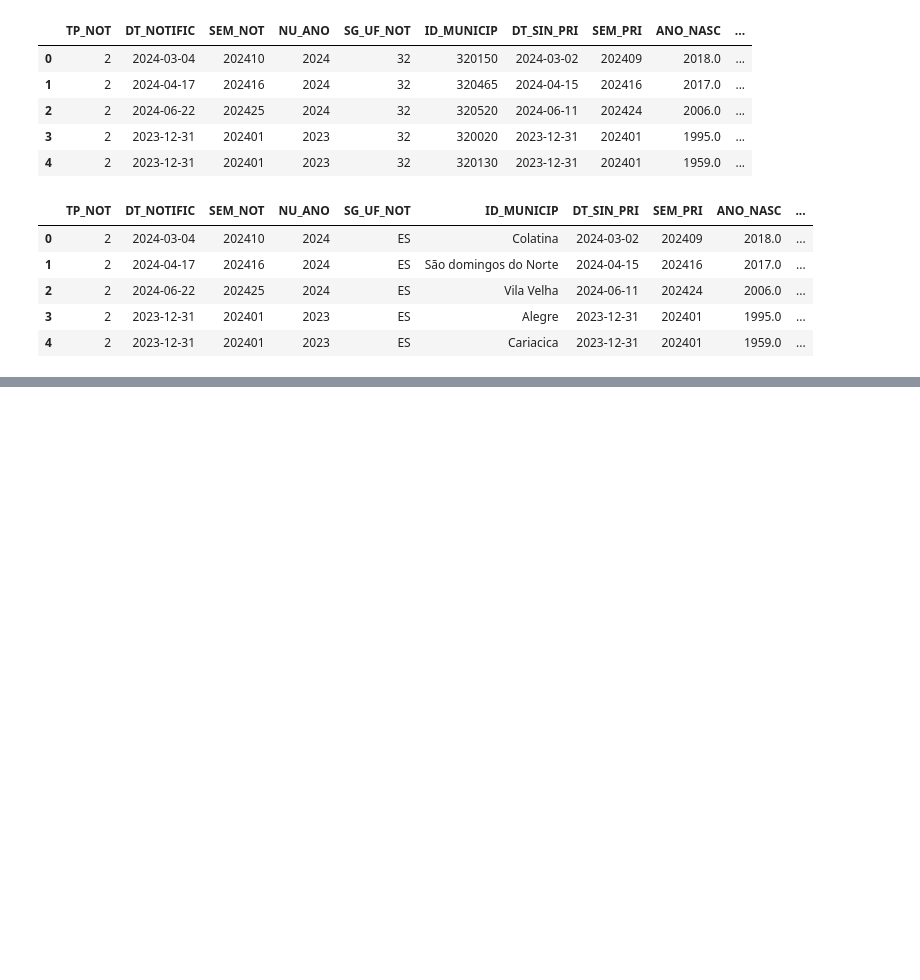
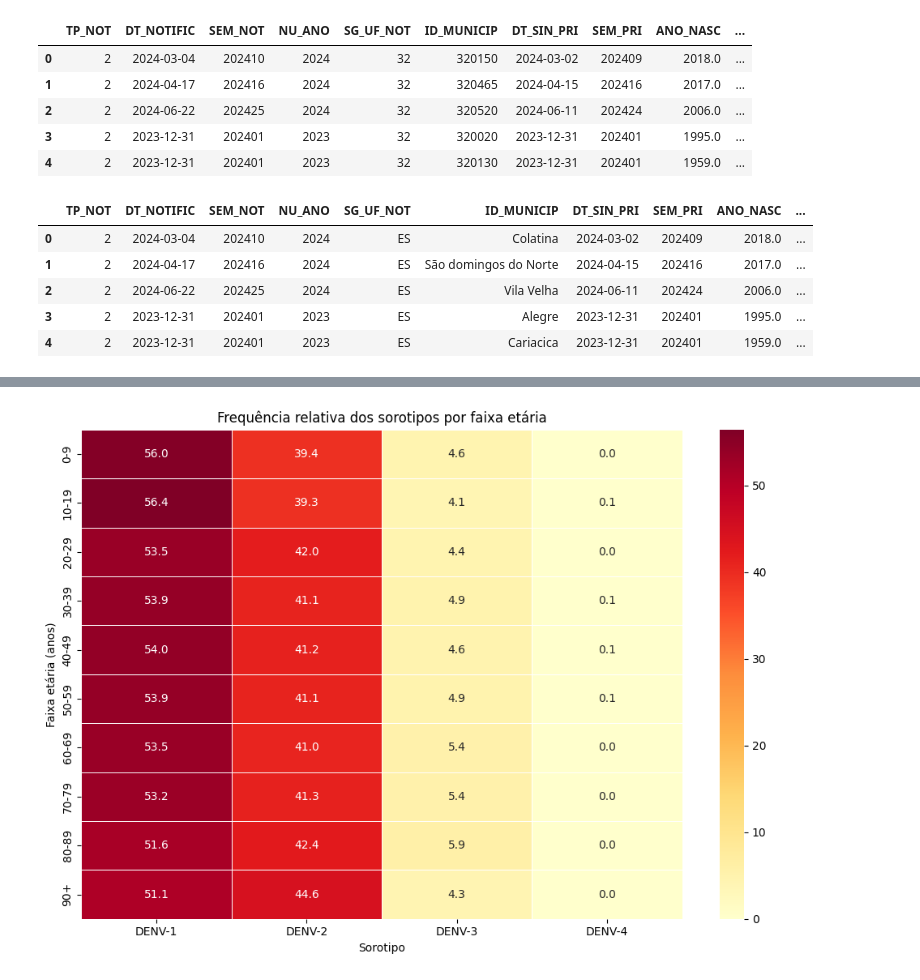
Before and after one commit to LeandroRodriguesCarneiro/pos_graduacao_analise_preparacao_dados, a Jupyter notebook: main.ipynb, the cells around one changed output, grey strips where cells are left out. Drawn from its saved outputs; the diff is of its cells as text; code cells hidden in the pictures; blank space fills up the shorter version.

```diff
--- a/main.ipynb
+++ b/main.ipynb
@@ -253,0 +470,91 @@ df_modelo.groupBy("gravidade").count().show()
+# %%
+# FAIXA DE IDADE (10 ANOS)
+
+dados_faixa = (
+    dados
+    .filter(
+        (F.col("IDADE_ANOS") >= 0) &
+        (F.col("IDADE_ANOS") <= 120)
+    )
+    .withColumn(
+        "FAIXA_ETARIA",
+        F.when(F.col("IDADE_ANOS") >= 90, "90+")
+         .otherwise(
+             F.concat(
+                 (F.floor(F.col("IDADE_ANOS") / 10) * 10)
+                 .cast("int").cast("string"),
+                 F.lit("-"),
+                 (F.floor(F.col("IDADE_ANOS") / 10) * 10 + 9)
+                 .cast("int").cast("string")
+             )
+         )
+    )
+    .withColumn(
+        "ORDEM_FAIXA",
+        F.when(F.col("IDADE_ANOS") >= 90, 90)
+         .otherwise(
+             F.floor(F.col("IDADE_ANOS") / 10) * 10
+         )
+         .cast("int")
+    )
+)
+
+dados_faixa.select(
+    "IDADE_ANOS", "FAIXA_ETARIA", "label"
+).show(10)
+
+
+import pandas as pd
+
+tabela = (
+    dados_faixa
+    .groupBy("ORDEM_FAIXA", "FAIXA_ETARIA", "label")
+    .count()
+    .toPandas()
+)
+
+tabela["Sorotipo"] = tabela["label"].astype(int).map({
+    0: "DENV-1",
+    1: "DENV-2",
+    2: "DENV-3",
+    3: "DENV-4"
+})
+
+tabela_n = tabela.pivot_table(
+    index=["ORDEM_FAIXA", "FAIXA_ETARIA"],
+    columns="Sorotipo",
+    values="count",
+    fill_value=0
+).sort_index()
+
+tabela_n = tabela_n.reindex(
+    columns=["DENV-1", "DENV-2", "DENV-3", "DENV-4"],
+    fill_value=0
+)
+
+tabela_n["Total"] = tabela_n.sum(axis=1)
+
+# Cálculo da tabela_percentual que estava faltando
+tabela_percentual = tabela_n.drop(columns=["Total"]).div(tabela_n["Total"], axis=0) * 100
+
+display(tabela_n)
+
+import seaborn as sns
+import matplotlib.pyplot as plt
+
+plt.figure(figsize=(10, 7))
+
+sns.heatmap(
+    tabela_percentual.droplevel(0),
+    annot=True,
+    fmt=".1f",
+    cmap="YlOrRd",
+    linewidths=0.5
+)
+
+plt.title("Frequência relativa dos sorotipos por faixa etária")
+plt.xlabel("Sorotipo")
+plt.ylabel("Faixa etária (anos)")
+plt.tight_layout()
+plt.show()
+# %% [output]
@@ -253,0 +588 @@ df_modelo.groupBy("gravidade").count().show()
+[figure, added]
```
Also changed, not shown: parts of 33 cells of this notebook.
